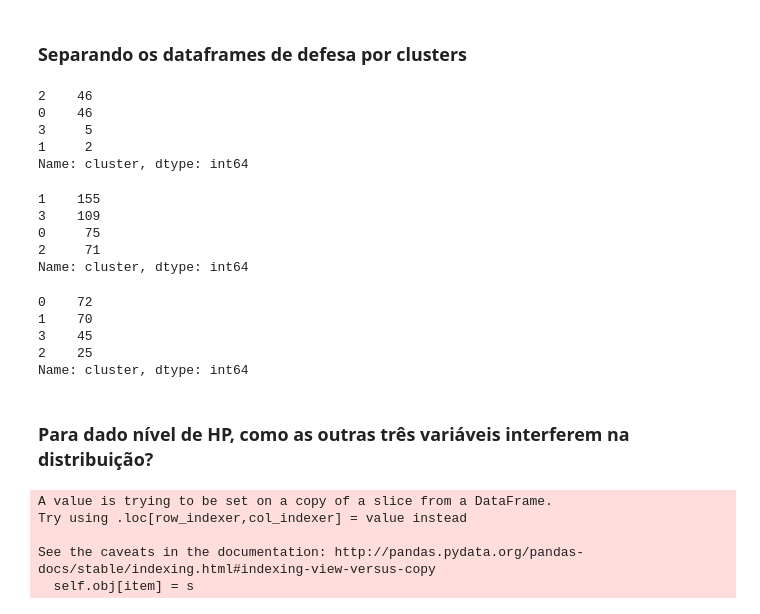
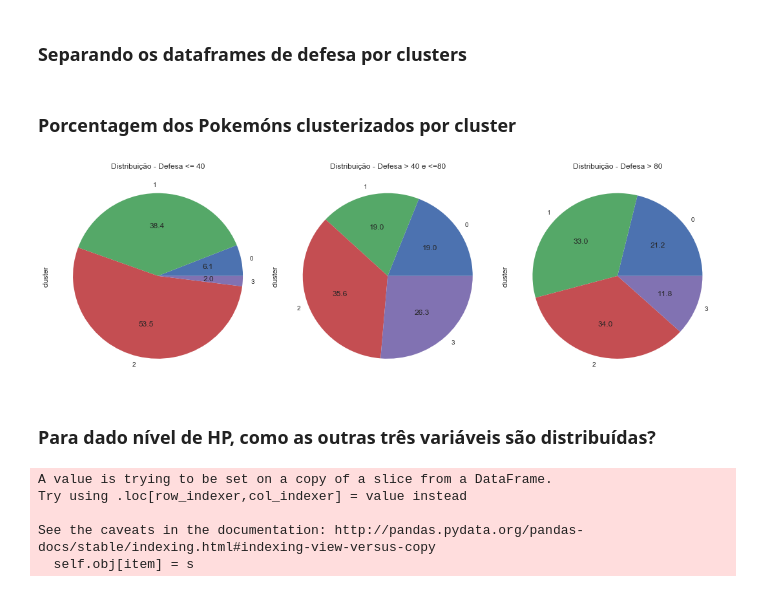
Before and after one commit to brunoartc/CD_3, a Jupyter notebook: Projeto3 - Clusterização de Pokemóns.ipynb, the cells around one changed output. Drawn from its saved outputs; the diff is of its cells as text; code cells hidden in the pictures.

```diff
--- a/Projeto3 - Clusterização de Pokemóns.ipynb
+++ b/Projeto3 - Clusterização de Pokemóns.ipynb
@@ -378,41 +371,43 @@ d400 = defesa40[defesa40.cluster==0]
 d401 = defesa40[defesa40.cluster==1]
 d402 = defesa40[defesa40.cluster==2]
 d403 = defesa40[defesa40.cluster==3]
-defesa40.cluster.value_counts()
-# %% [output]
-2    46
-0    46
-3     5
-1     2
-Name: cluster, dtype: int64
 # %%
 #defesas médias
 d800 = defesa80[defesa80.cluster==0]
 d801 = defesa80[defesa80.cluster==1]
 d802 = defesa80[defesa80.cluster==2]
 d803 = defesa80[defesa80.cluster==3]
-defesa80.cluster.value_counts()
-# %% [output]
-1    155
-3    109
-0     75
-2     71
-Name: cluster, dtype: int64
 # %%
 #defesas fortes
 df0 = defesaf[defesaf.cluster==0]
 df1 = defesaf[defesaf.cluster==1]
 df2 = defesaf[defesaf.cluster==2]
 df3 = defesaf[defesaf.cluster==3]
-defesaf.cluster.value_counts()
-# %% [output]
-0    72
-1    70
-3    45
-2    25
-Name: cluster, dtype: int64
+# %% [markdown]
+### Porcentagem dos Pokemóns clusterizados por cluster
+# %%
+#value_counts
+d40vc=(defesa40.cluster.value_counts(sort=False, normalize=True)*100).round(decimals=2)
+d80vc=(defesa80.cluster.value_counts(sort=False, normalize=True)*100).round(decimals=2)
+dfvc=(defesaf.cluster.value_counts(sort=False, normalize=True)*100).round(decimals=2)
+
+#área de plotagem
+fig = plt.figure(figsize=(15, 5))
+plt.subplot(131)
+plot = d40vc.plot(kind='pie',title='Distribuição - Defesa <= 40',autopct='%.1f')
+
+plt.subplot(132)
+plot = d80vc.plot(kind='pie',title='Distribuição - Defesa > 40 e <=80',autopct='%.1f')
+
+plt.subplot(133)
+plot = dfvc.plot(kind='pie',title='Distribuição - Defesa > 80',autopct='%.1f')
+
+plt.tight_layout()
+plt.show()
+# %% [output]
+[figure, added]
 # %% [markdown]
-   ### Para dado nível de HP, como as outras três variáveis interferem na distribuição?
+   ### Para dado nível de HP, como as outras três variáveis são distribuídas?
 # %%
 #HP baixo
 HP40 = df[df.HP<=40]
```
Also changed, not shown: parts of 41 cells of this notebook.
